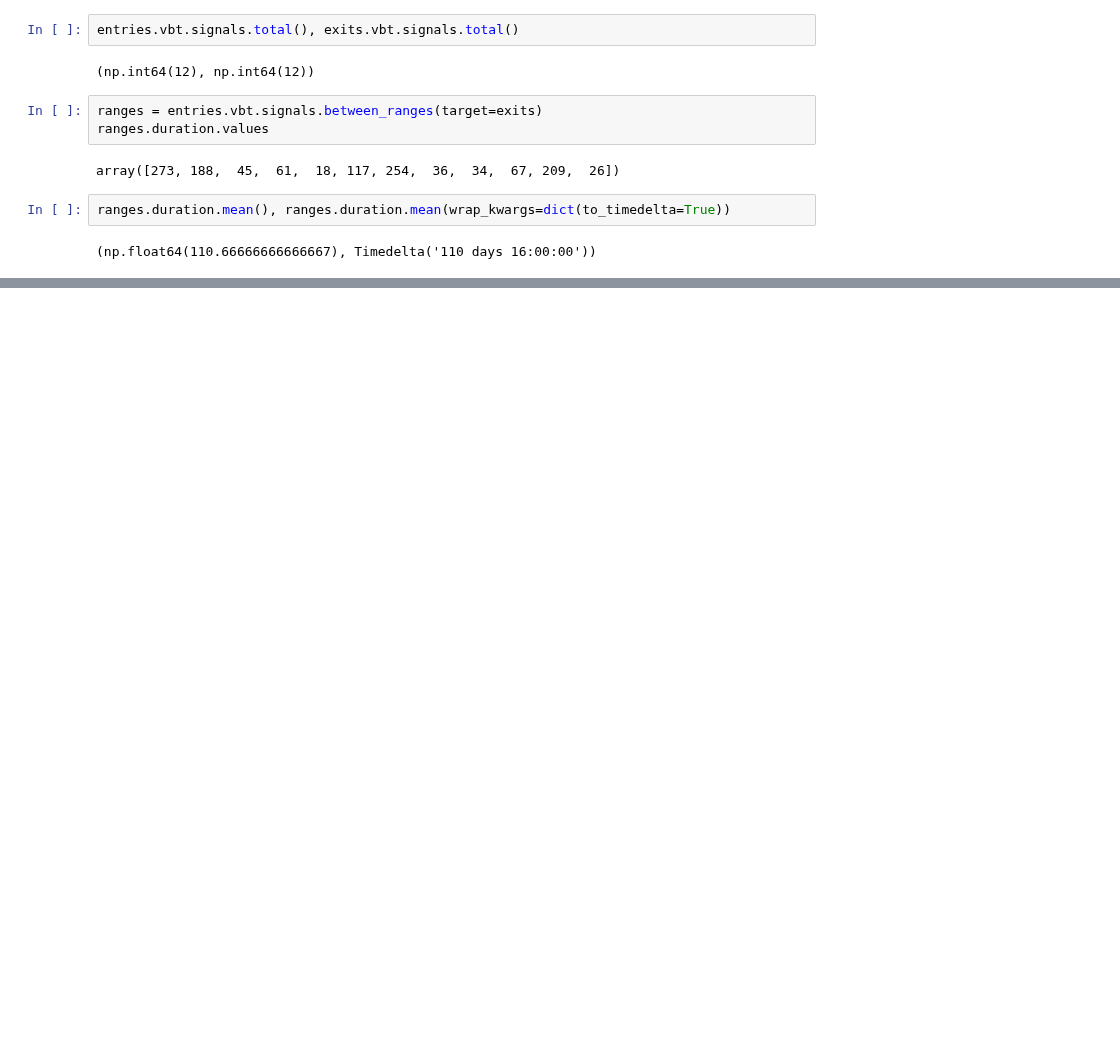
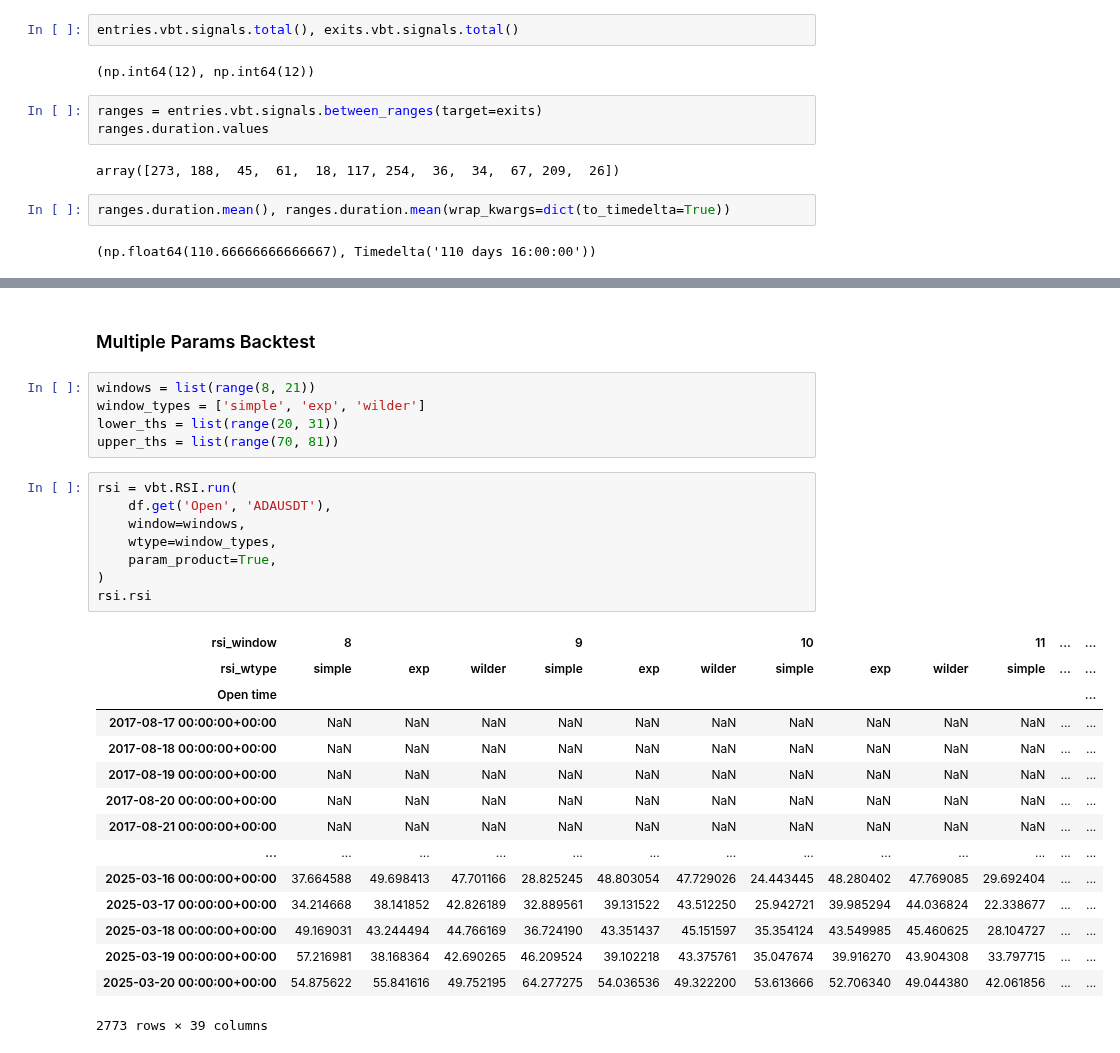
Before and after one commit to skalaydzhiyski/phitech-research, a Jupyter notebook: notebooks/vbtpro-simple-rsi-strategy.ipynb, the cells around one changed output, grey strips where cells are left out. Drawn from its saved outputs; the diff is of its cells as text; blank space fills up the shorter version.

```diff
--- a/notebooks/vbtpro-simple-rsi-strategy.ipynb
+++ b/notebooks/vbtpro-simple-rsi-strategy.ipynb
@@ -213,3 +214,34 @@ FigureWidget({
                           'title': {'text': 'PnL'}},
                'yaxis3': {'anchor': 'x3', 'domain': [0.0, 0.3055555555555555], 'title': {'text': 'Cumulative return'}}}
 })
+# %% [markdown]
+### Multiple Params Backtest
+# %%
+windows = list(range(8, 21))
+window_types = ['simple', 'exp', 'wilder']
+lower_ths = list(range(20, 31))
+upper_ths = list(range(70, 81))
+# %%
+rsi = vbt.RSI.run(
+    df.get('Open', 'ADAUSDT'),
+    window=windows,
+    wtype=window_types,
+    param_product=True,
+)
+rsi.rsi
+# %% [output]
+| rsi_window | 8 |  |  | 9 |  |  | 10 |  |  | 11 | ... | ... |
+| rsi_wtype | simple | exp | wilder | simple | exp | wilder | simple | exp | wilder | simple | ... | ... |
+| Open time |  |  |  |  |  |  |  |  |  |  |  | ... |
+| 2017-08-17 00:00:00+00:00 | NaN | NaN | NaN | NaN | NaN | NaN | NaN | NaN | NaN | NaN | ... | ... |
+| 2017-08-18 00:00:00+00:00 | NaN | NaN | NaN | NaN | NaN | NaN | NaN | NaN | NaN | NaN | ... | ... |
+| 2017-08-19 00:00:00+00:00 | NaN | NaN | NaN | NaN | NaN | NaN | NaN | NaN | NaN | NaN | ... | ... |
+| 2017-08-20 00:00:00+00:00 | NaN | NaN | NaN | NaN | NaN | NaN | NaN | NaN | NaN | NaN | ... | ... |
+| 2017-08-21 00:00:00+00:00 | NaN | NaN | NaN | NaN | NaN | NaN | NaN | NaN | NaN | NaN | ... | ... |
+| ... | ... | ... | ... | ... | ... | ... | ... | ... | ... | ... | ... | ... |
+| 2025-03-16 00:00:00+00:00 | 37.664588 | 49.698413 | 47.701166 | 28.825245 | 48.803054 | 47.729026 | 24.443445 | 48.280402 | 47.769085 | 29.692404 | ... | ... |
+| 2025-03-17 00:00:00+00:00 | 34.214668 | 38.141852 | 42.826189 | 32.889561 | 39.131522 | 43.512250 | 25.942721 | 39.985294 | 44.036824 | 22.338677 | ... | ... |
+| 2025-03-18 00:00:00+00:00 | 49.169031 | 43.244494 | 44.766169 | 36.724190 | 43.351437 | 45.151597 | 35.354124 | 43.549985 | 45.460625 | 28.104727 | ... | ... |
+| 2025-03-19 00:00:00+00:00 | 57.216981 | 38.168364 | 42.690265 | 46.209524 | 39.102218 | 43.375761 | 35.047674 | 39.916270 | 43.904308 | 33.797715 | ... | ... |
+| 2025-03-20 00:00:00+00:00 | 54.875622 | 55.841616 | 49.752195 | 64.277275 | 54.036536 | 49.322200 | 53.613666 | 52.706340 | 49.044380 | 42.061856 | ... | ... |
+2773 rows × 39 columns
```
Also changed, not shown: parts of 11 cells of this notebook.
